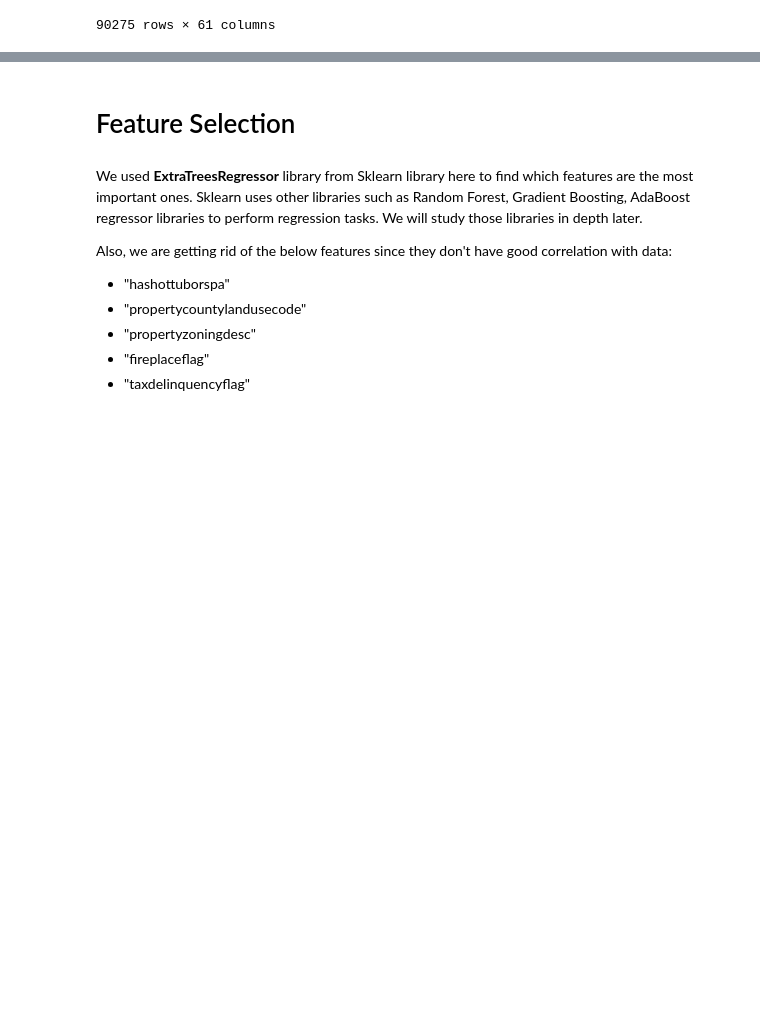
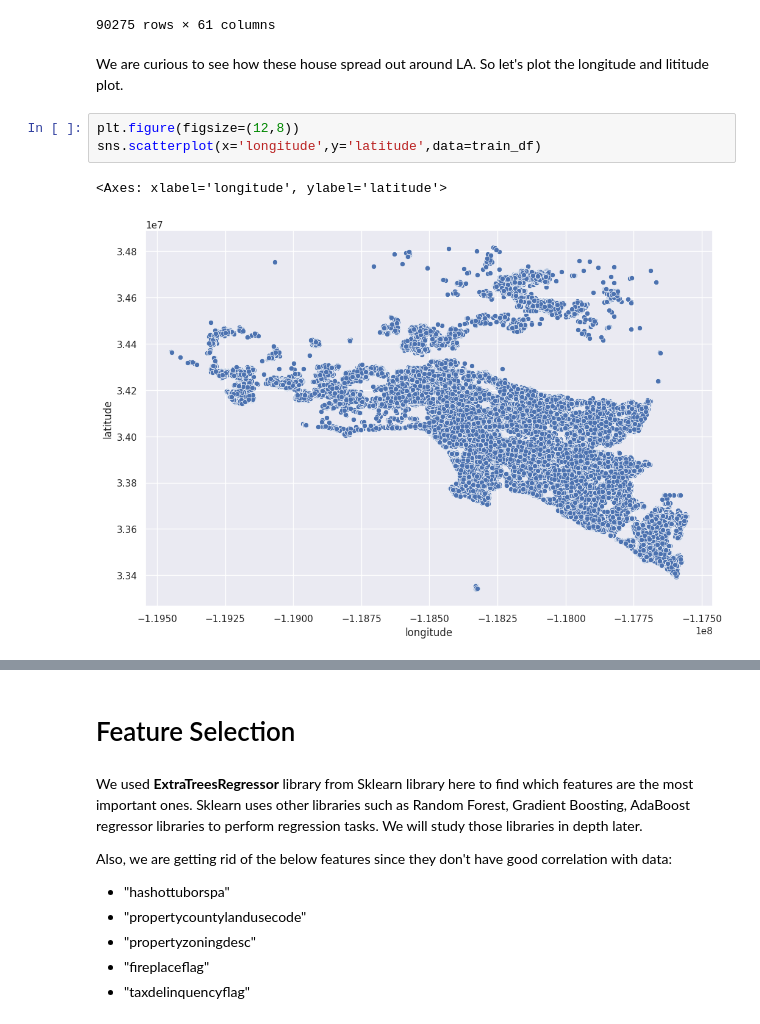
Before and after one commit to AmirMoazzami/207_final_project, a Jupyter notebook: zillow_final_project_207.ipynb, the cells around one changed output, grey strips where cells are left out. Saved outputs shown, nothing was run; the diff lists cells and outputs as text; blank space fills up the shorter version.

```diff
--- a/zillow_final_project_207.ipynb
+++ b/zillow_final_project_207.ipynb
@@ -267,3 +267,11 @@ display(train_df)
 | 90273 | 11402105 | 0.0602 | 2016-12-30 | 12 | 1.816372 | 7.229885 | ... |
 | 90274 | 12566293 | 0.4207 | 2016-12-30 | 12 | 1.816372 | 7.229885 | ... |
 90275 rows × 61 columns
+# %% [markdown]
+We are curious to see how these house spread out around LA. So let's plot the longitude and lititude plot.
+# %%
+plt.figure(figsize=(12,8))
+sns.scatterplot(x='longitude',y='latitude',data=train_df)
+# %% [output]
+<Axes: xlabel='longitude', ylabel='latitude'>
+[figure, added]
```
Also changed, not shown: parts of 2 cells of this notebook.
